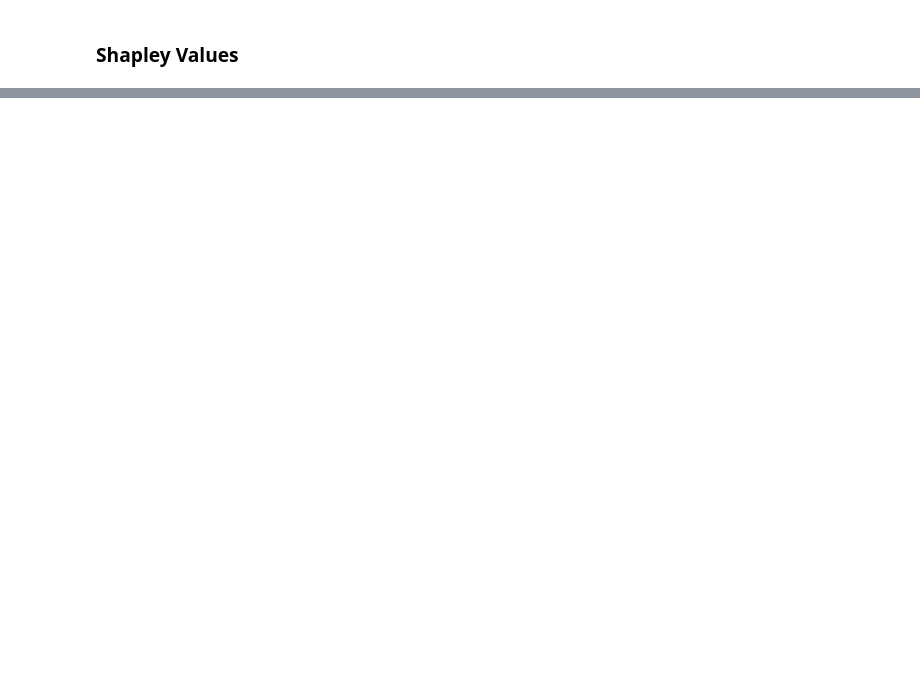
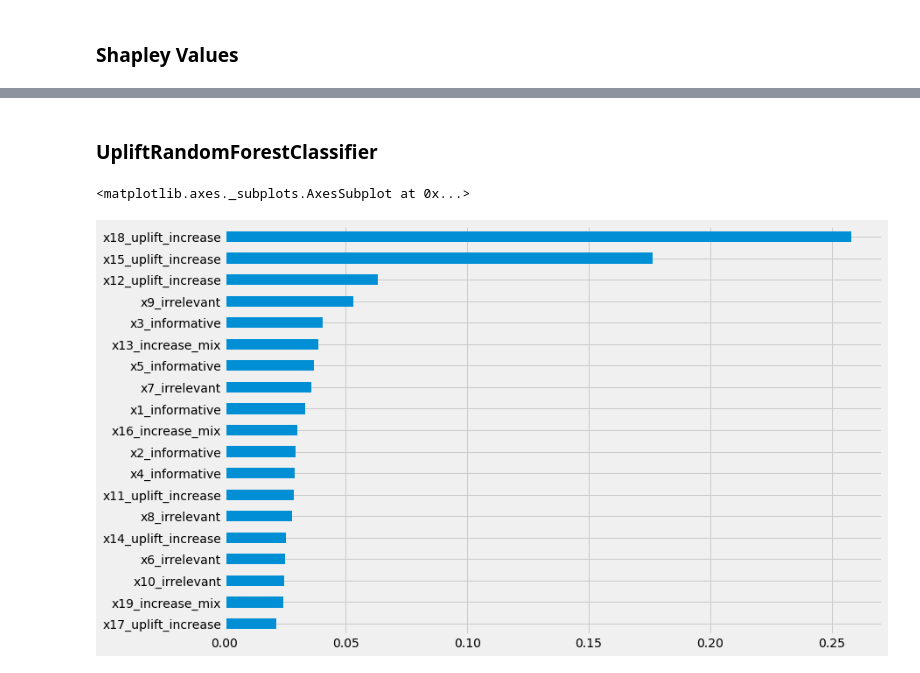
Before and after one commit to uber/causalml, a Jupyter notebook: examples/feature_interpretations_example.ipynb, the cells around one changed output, grey strips where cells are left out. Cells and saved outputs as stored; diff of their text form; code cells hidden in the pictures; blank space fills up the shorter version.

Commit message:
update feature explanations notebook to add uplift tree/forest

```diff
--- a/examples/feature_interpretations_example.ipynb
+++ b/examples/feature_interpretations_example.ipynb
@@ -727,0 +737,4 @@ rlearner.plot_shap_values(shap_dict=shap_rlearner)
+# %%
+from causalml.dataset import make_uplift_classification
+
+df, x_names = make_uplift_classification()
@@ -727,0 +752,13 @@ rlearner.plot_shap_values(shap_dict=shap_rlearner)
+# %% [markdown]
+### UpliftRandomForestClassifier
+# %%
+uplift_rf = UpliftRandomForestClassifier(control_name='control')
+
+uplift_rf.fit(X=df[x_names].values,
+              treatment=df['treatment_group_key'].values,
+              y=df['conversion'].values)
+# %%
+pd.Series(uplift_rf.feature_importances_, index=x_names).sort_values().plot(kind='barh', figsize=(12,8))
+# %% [output]
+<matplotlib.axes._subplots.AxesSubplot at 0x...>
+[figure, added]
```
Also changed, not shown: parts of 56 cells of this notebook.
